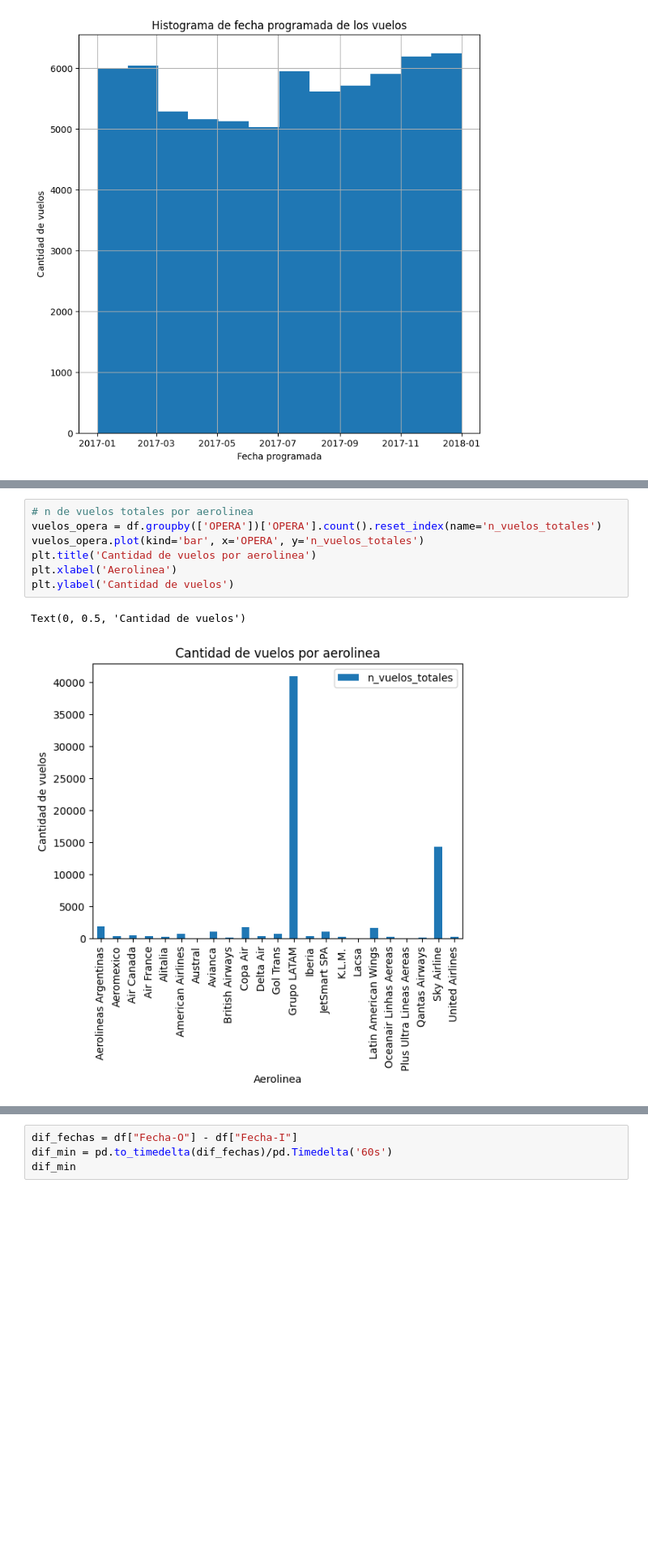
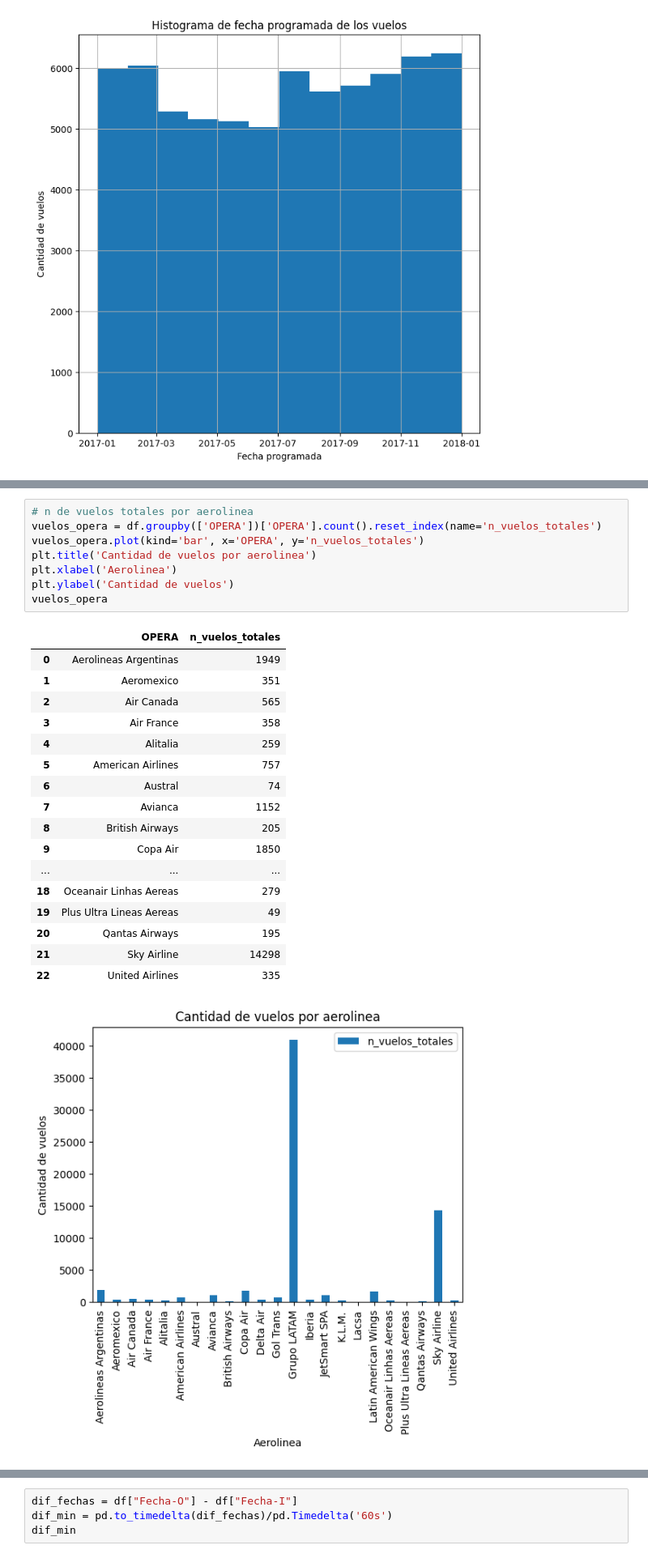
Before and after one commit to dcampanini/data_scientist_challenge, a Jupyter notebook: solution.ipynb, the cells around one changed output, grey strips where cells are left out. Shown: that part at 81% size. Saved outputs shown, nothing was run; the diff lists cells and outputs as text; blank space fills up the shorter version.

```diff
--- a/solution.ipynb
+++ b/solution.ipynb
@@ -87,10 +91,27 @@ Text(0, 0.5, 'Cantidad de vuelos')
 # %%
 # n de vuelos totales por aerolinea
 vuelos_opera = df.groupby(['OPERA'])['OPERA'].count().reset_index(name='n_vuelos_totales')
 vuelos_opera.plot(kind='bar', x='OPERA', y='n_vuelos_totales')
 plt.title('Cantidad de vuelos por aerolinea')
 plt.xlabel('Aerolinea')
 plt.ylabel('Cantidad de vuelos')
+vuelos_opera
 # %% [output]
-Text(0, 0.5, 'Cantidad de vuelos')
+|  | OPERA | n_vuelos_totales |
+| 0 | Aerolineas Argentinas | 1949 |
+| 1 | Aeromexico | 351 |
+| 2 | Air Canada | 565 |
+| 3 | Air France | 358 |
+| 4 | Alitalia | 259 |
+| 5 | American Airlines | 757 |
+| 6 | Austral | 74 |
+| 7 | Avianca | 1152 |
+| 8 | British Airways | 205 |
+| 9 | Copa Air | 1850 |
+| ... | ... | ... |
+| 18 | Oceanair Linhas Aereas | 279 |
+| 19 | Plus Ultra Lineas Aereas | 49 |
+| 20 | Qantas Airways | 195 |
+| 21 | Sky Airline | 14298 |
+| 22 | United Airlines | 335 |
 [figure]
```
Also changed, not shown: parts of 13 cells of this notebook.
